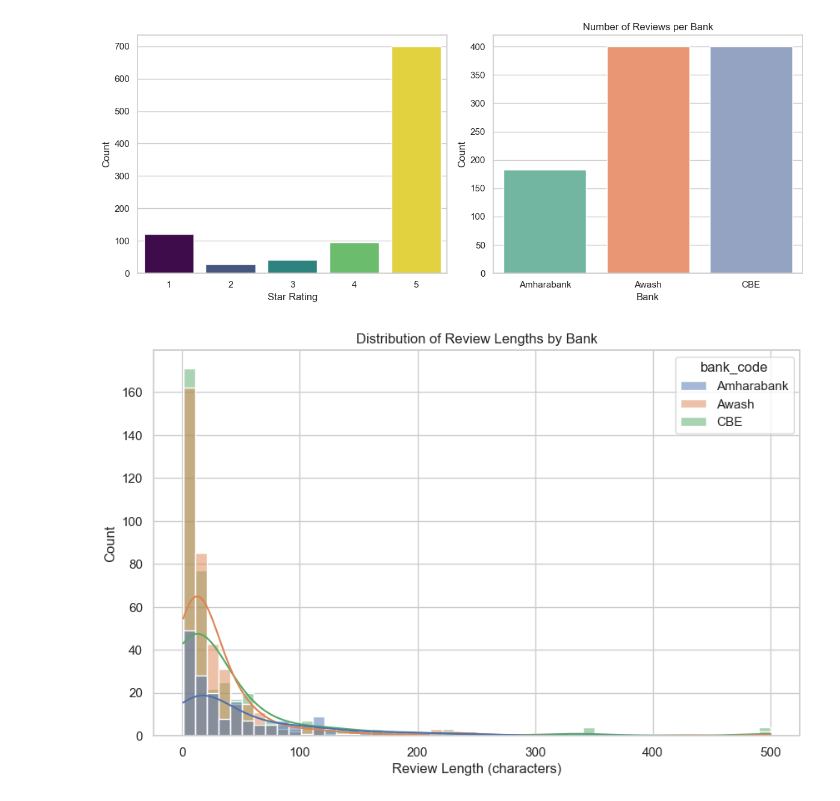
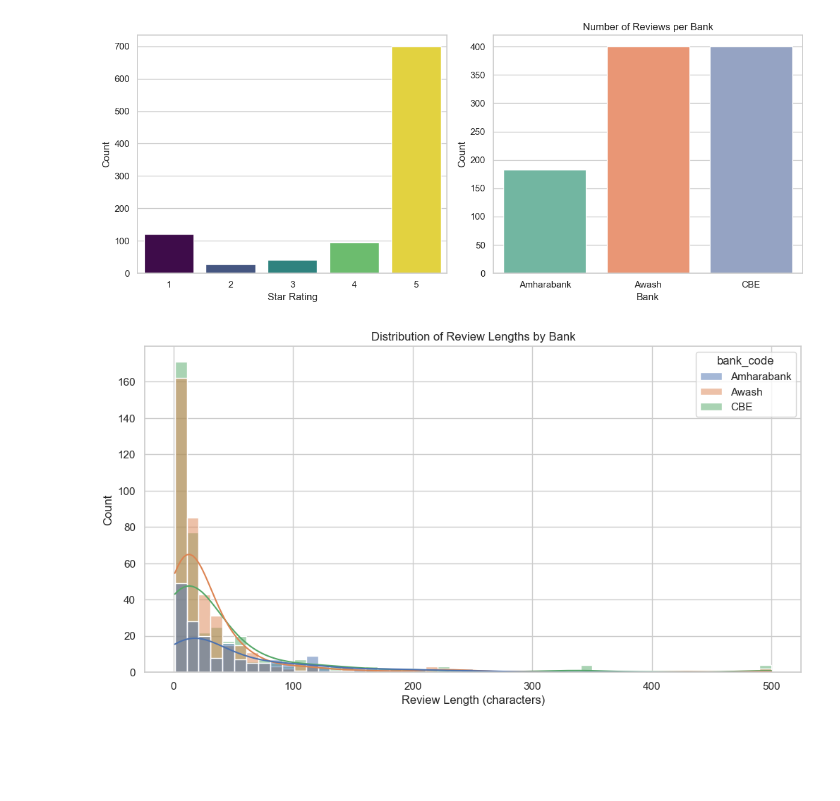
Before and after one commit to gashawbekele06/fintech-customer-experience-analytics, a Jupyter notebook: preprocessing_EDA.ipynb, the cells around one changed output. Saved outputs shown, nothing was run; the diff lists cells and outputs as text; code cells hidden in the pictures; blank space fills up the shorter version.

```diff
--- a/preprocessing_EDA.ipynb
+++ b/preprocessing_EDA.ipynb
@@ -146,11 +146,11 @@ plt.show()
 [figure]
 # %%
 # 3. Review Length Distribution
-plt.figure(figsize=(10, 6))
+plt.figure(figsize=(12, 6))
 sns.histplot(data=df, x='text_length', bins=50, kde=True, hue='bank_code')
 plt.title('Distribution of Review Lengths by Bank')
 plt.xlabel('Review Length (characters)')
 plt.ylabel('Count')
 plt.show()
 # %% [output]
-[figure, old version]
+[figure, new version]
```
Also changed, not shown: 1 other file.
